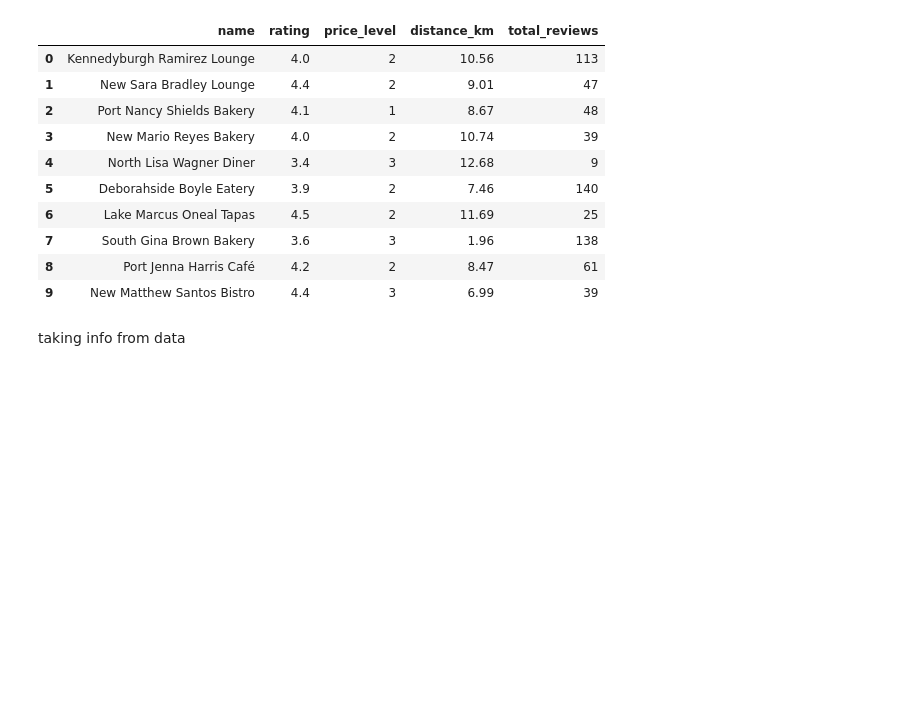
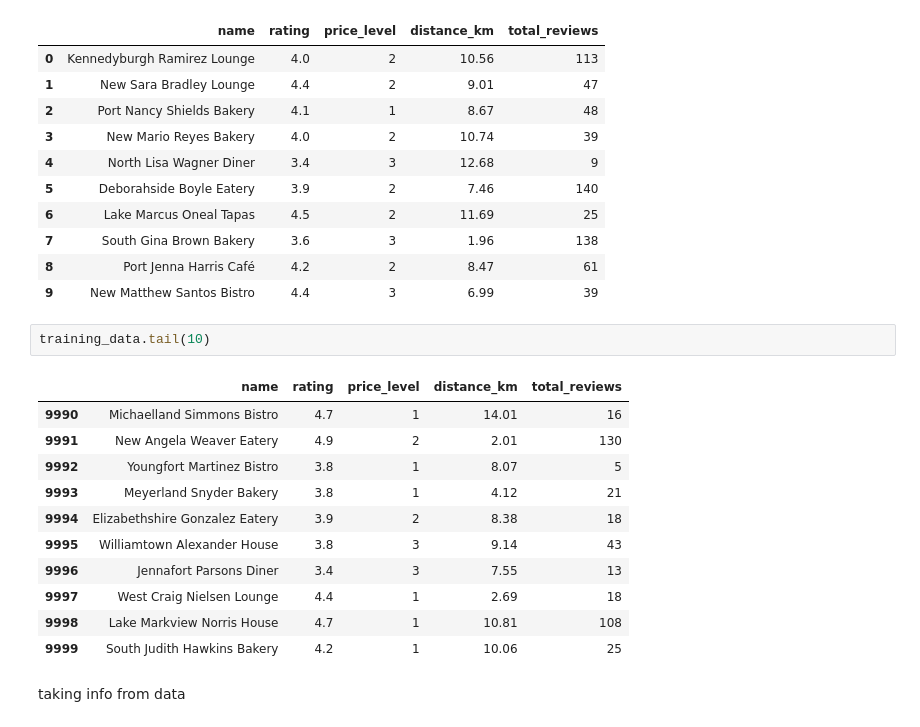
Before and after one commit to Sujal-prasad/forkcast-web-app, a Jupyter notebook: notebook/model_training.ipynb, the cells around one changed output. Cells and saved outputs as stored; diff of their text form; blank space fills up the shorter version.

```diff
--- a/notebook/model_training.ipynb
+++ b/notebook/model_training.ipynb
@@ -28,6 +29,20 @@ training_data.head(10)
 | 7 | South Gina Brown Bakery | 3.6 | 3 | 1.96 | 138 |
 | 8 | Port Jenna Harris Café | 4.2 | 2 | 8.47 | 61 |
 | 9 | New Matthew Santos Bistro | 4.4 | 3 | 6.99 | 39 |
+# %%
+training_data.tail(10)
+# %% [output]
+|  | name | rating | price_level | distance_km | total_reviews |
+| 9990 | Michaelland Simmons Bistro | 4.7 | 1 | 14.01 | 16 |
+| 9991 | New Angela Weaver Eatery | 4.9 | 2 | 2.01 | 130 |
+| 9992 | Youngfort Martinez Bistro | 3.8 | 1 | 8.07 | 5 |
+| 9993 | Meyerland Snyder Bakery | 3.8 | 1 | 4.12 | 21 |
+| 9994 | Elizabethshire Gonzalez Eatery | 3.9 | 2 | 8.38 | 18 |
+| 9995 | Williamtown Alexander House | 3.8 | 3 | 9.14 | 43 |
+| 9996 | Jennafort Parsons Diner | 3.4 | 3 | 7.55 | 13 |
+| 9997 | West Craig Nielsen Lounge | 4.4 | 1 | 2.69 | 18 |
+| 9998 | Lake Markview Norris House | 4.7 | 1 | 10.81 | 108 |
+| 9999 | South Judith Hawkins Bakery | 4.2 | 1 | 10.06 | 25 |
 # %% [markdown]
 taking info from data
 # %%
```
Also changed, not shown: parts of 4 cells of this notebook.
